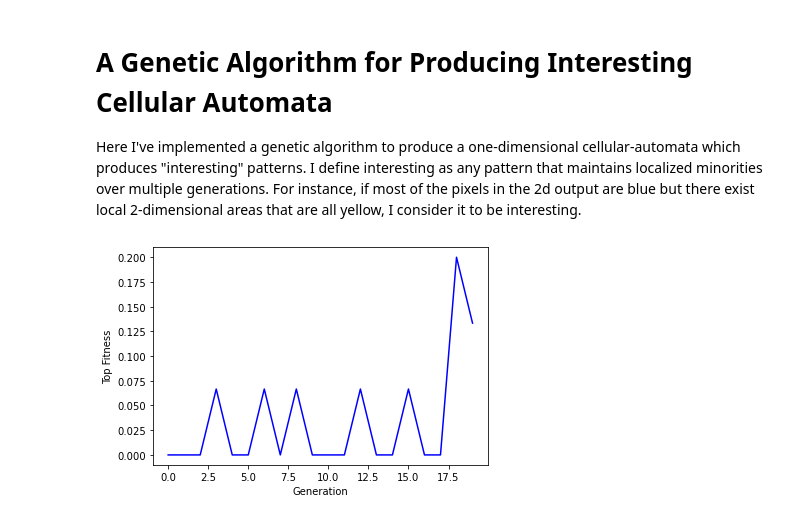
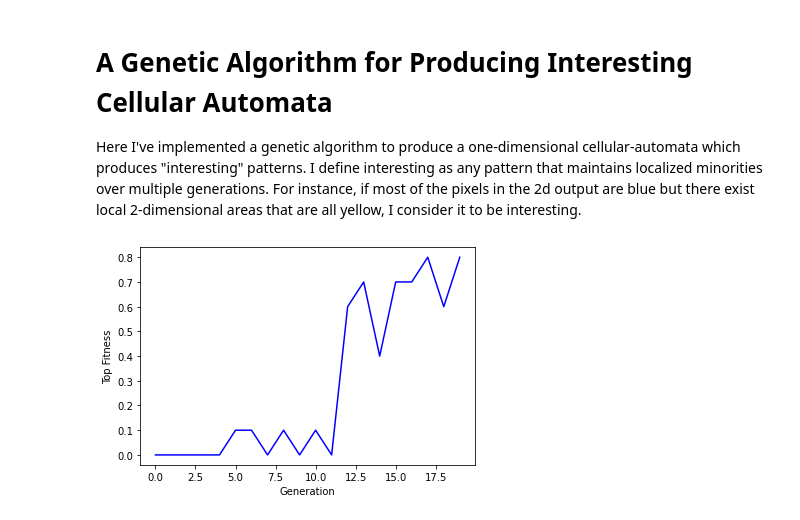
Before and after one commit to matthewbbone/complexity-science, a Jupyter notebook: GA-elementary-CA.ipynb, the cells around one changed output. Cells and saved outputs as stored; diff of their text form; code cells hidden in the pictures.

```diff
--- a/GA-elementary-CA.ipynb
+++ b/GA-elementary-CA.ipynb
@@ -193,19 +193,19 @@ def generate_ca(popsize, generations, neighbors, n_tests, dims, perc_zero,
 
         return pop.top_rules(elite_prop, n_tests, dims, perc_zero, locality_size)
 # %%
-best = generate_ca(popsize = 50,
+best = generate_ca(popsize = 25,
             generations = 20,
-            neighbors = 5,
-            n_tests = 15,
+            neighbors = 7,
+            n_tests = 10,
             dims = 50,
             perc_zero = .5,
-            locality_size = 10,
+            locality_size = 5,
             elite_prop = .2,
             mut_rate = .4,
             n_mut = 2,
             plot = True)
 # %% [output]
-[figure, old version]
+[figure, new version]
 # %%
 gen_map(dimension = 100,
         perc_zero = .5,
```
Also changed, not shown: parts of 1 cell of this notebook, 1 other file.
